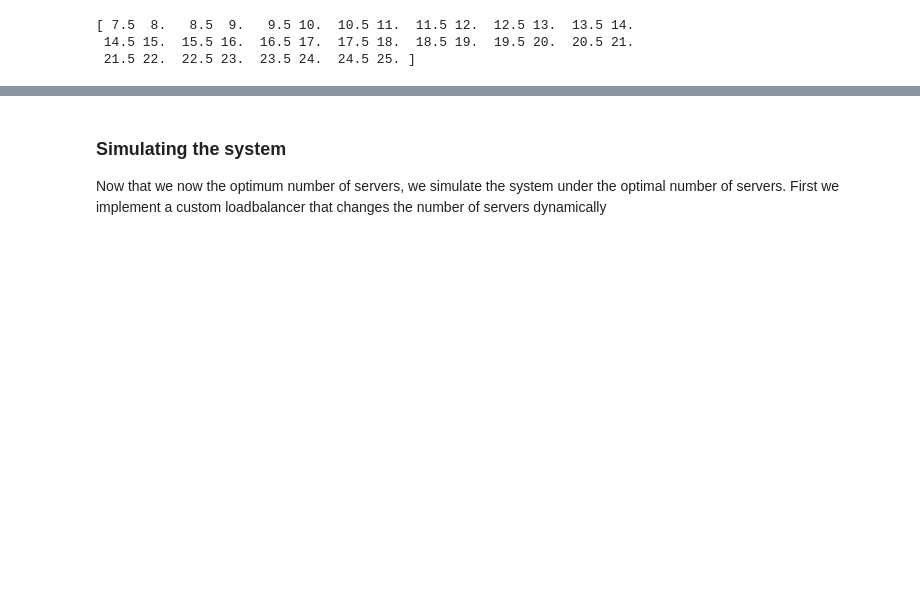
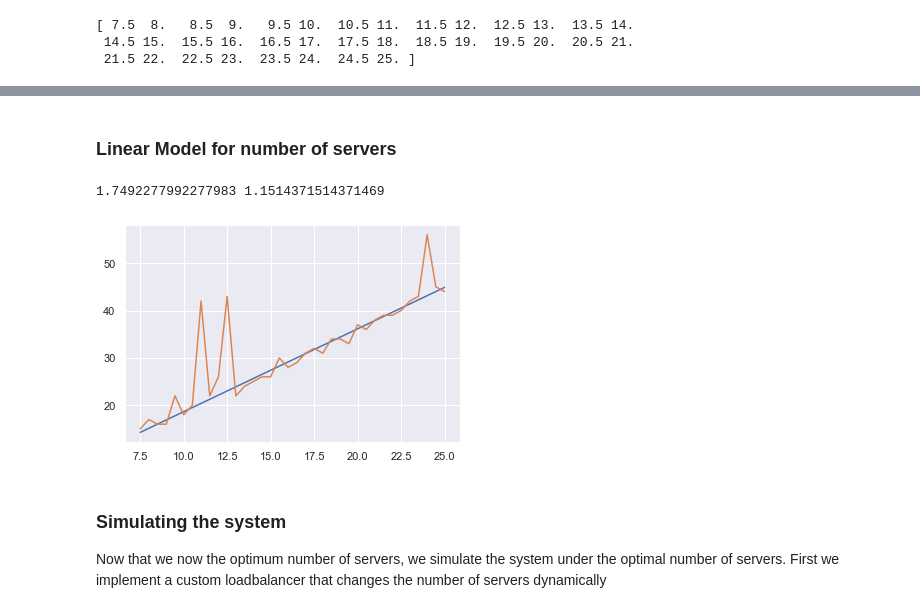
Before and after one commit to julianvanmeggelen/AdaptiveLoadBalancing, a Jupyter notebook: DataSimulation.ipynb, the cells around one changed output, grey strips where cells are left out. Saved outputs shown, nothing was run; the diff lists cells and outputs as text; code cells hidden in the pictures; blank space fills up the shorter version.

```diff
--- a/DataSimulation.ipynb
+++ b/DataSimulation.ipynb
@@ -105,3 +109,22 @@ print(optResults)
+# %% [markdown]
+### Linear Model for number of servers
+# %%
+
+y = np.array(list(optResults.values()))
+x = np.array(list(optResults.keys()))
+A = np.vstack([x, np.ones(len(x))]).T
+m, c = np.linalg.lstsq(A, y, rcond=None)[0]
+c = c -4 #correct outlier
+m = m +0.15
+print(m,c)
+plt.plot(x,m*x + c)
+plt.plot(x,y)
+
+def getOptNServer(arrivalsPerSecond):
+    return round(m*arrivalsPerSecond+c)
+# %% [output]
+1.7492277992277983 1.1514371514371469
+[figure, added]
 # %% [markdown]
 ### Simulating the system
 Now that we now the optimum number of servers, we simulate the system under the optimal number of servers. First we implement a custom loadbalancer that changes the number of servers dynamically
```
Also changed, not shown: parts of 12 cells of this notebook, 7 other files.
